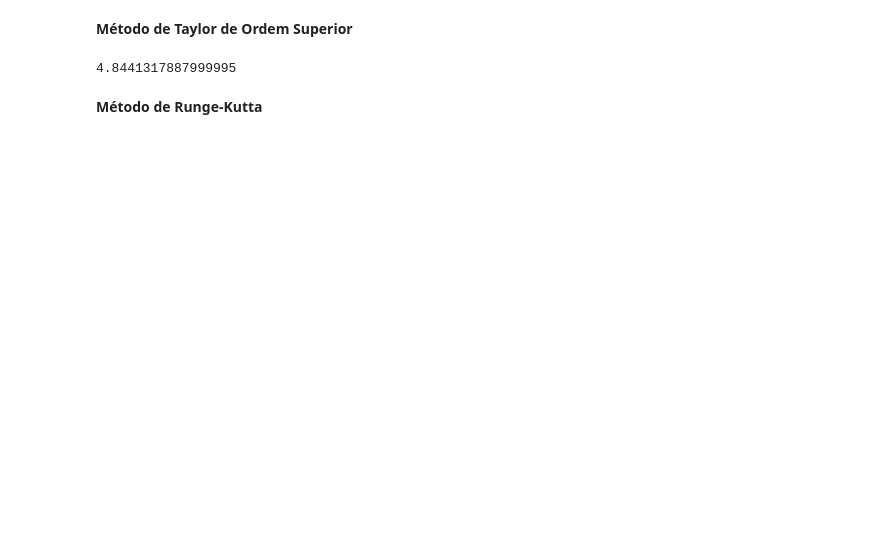
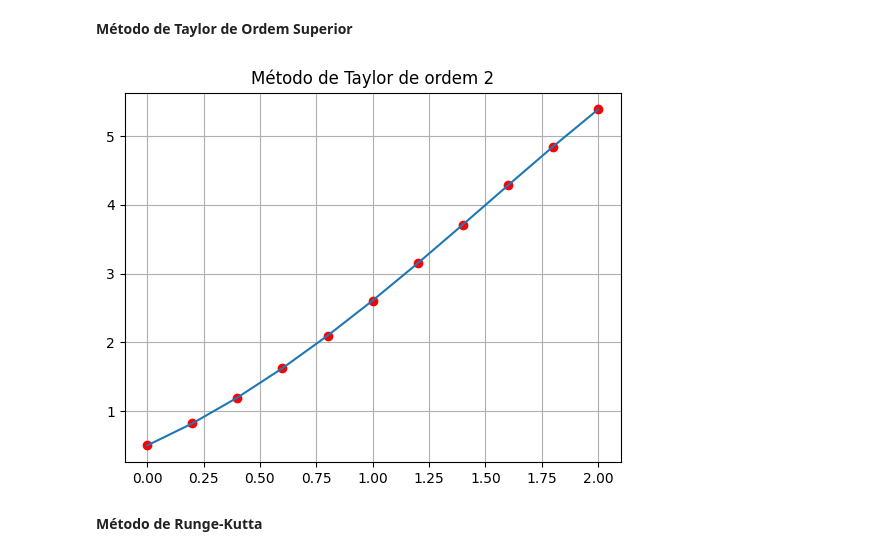
Before and after one commit to JonathanWNogueira/burden_numerical_analysis, a Jupyter notebook: 5.ipynb, the cells around one changed output. Saved outputs shown, nothing was run; the diff lists cells and outputs as text; code cells hidden in the pictures; blank space fills up the shorter version.

```diff
--- a/5.ipynb
+++ b/5.ipynb
@@ -43,23 +51,27 @@ print(w)
 # %%
 def taylor(d, a, b, y0, n = 10):
     h = (b - a) / n
-    X = np.arange(a, b, h)
-    Y = [y0]
+    t = np.arange(a, b+h, h)
+    w = [y0]
 
     order = len(d) + 1
-    for j in range(len(X) - 1):
-        taylor_sum = Y[j]
+    for j in range(len(t) - 1):
+        taylor_sum = w[j]
         for i in range(1,order):
-            taylor_sum += (d[i-1](X[j], Y[j]) * h**i / math.factorial(i))
-        Y.append(taylor_sum)
-    return Y[-1]
+            taylor_sum += (d[i-1](t[j], w[j]) * h**i / math.factorial(i))
+        w.append(taylor_sum)
+    return t, w
 
 d = [dy,  diff(dy, var = 't y')]
+t, w = taylor(d, a, b, y0)
 
-solution = taylor(d, a, b, y0)
-print(solution)
+plt.title("Método de Taylor de ordem 2")
+plt.plot(t,w, 'ro')
+plt.plot(t,w)
+plt.grid()
+plt.show()
 # %% [output]
-4.8441317887999995
+[figure, added]
 # %% [markdown]
 **Método de Runge-Kutta**
 # %%
```
Also changed, not shown: parts of 11 cells of this notebook.
